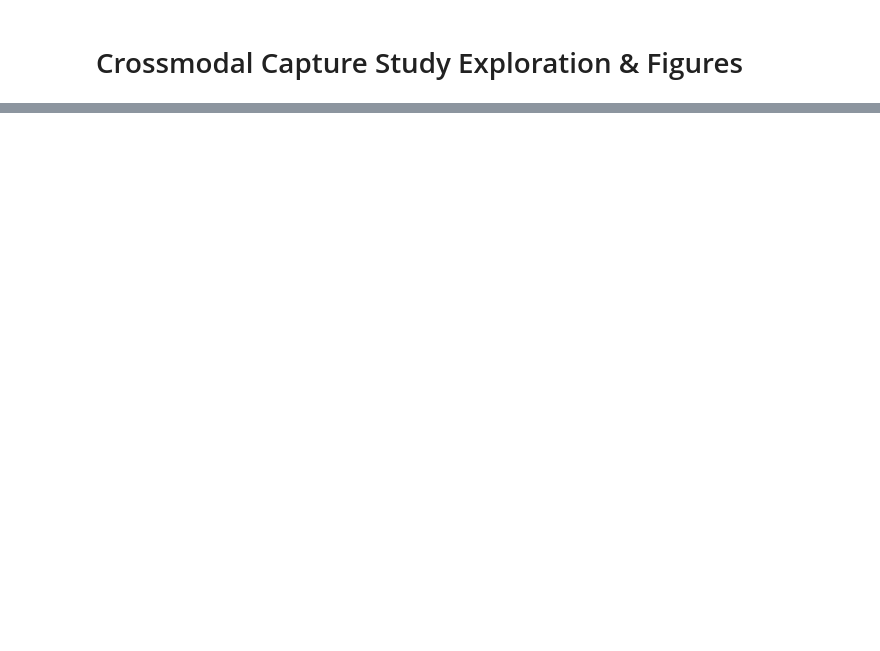
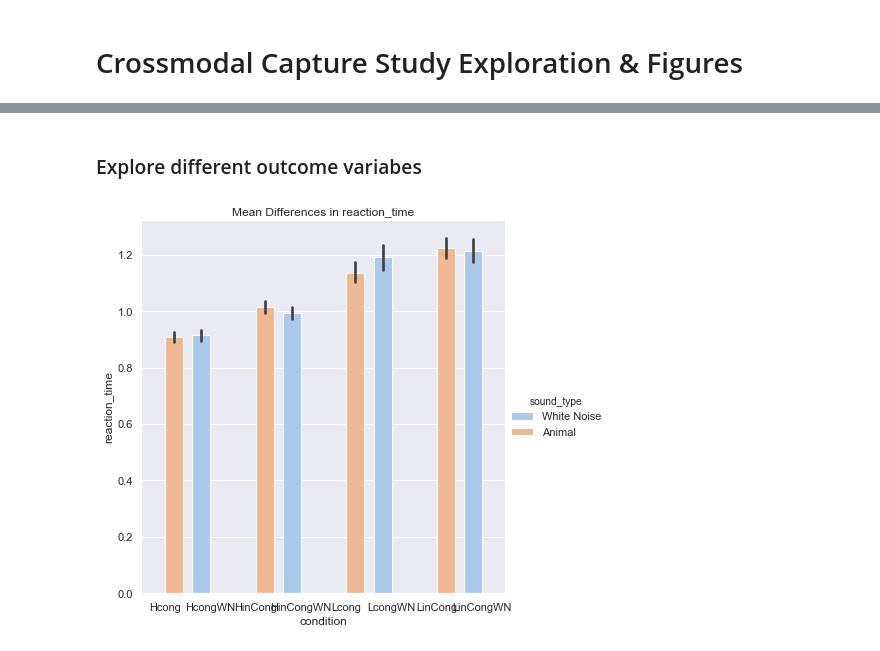
Before and after one commit to sheaduarte/PSC-290-Python-Final-Project, a Jupyter notebook: duarte/notebooks/Duarte_MSD_Exploration_and_Figures.ipynb, the cells around one changed output, grey strips where cells are left out. Saved outputs shown, nothing was run; the diff lists cells and outputs as text; code cells hidden in the pictures; blank space fills up the shorter version.

```diff
--- a/duarte/notebooks/Duarte_MSD_Exploration_and_Figures.ipynb
+++ b/duarte/notebooks/Duarte_MSD_Exploration_and_Figures.ipynb
@@ -653,0 +86,11 @@ plt.show()
+# %% [markdown]
+### Explore different outcome variabes
+# %%
+# overall reaction time
+
+sns.set(style="darkgrid") #set style
+rtG = ah.bar_graph(df = MSD, x = 'condition', y='reaction_time', z= 'sound_type',
+                   output_directory = fig_output,
+                   custom_scheme = 'pastel', order =conditions_list)
+# %% [output]
+[figure, added]
```
Also changed, not shown: parts of 71 cells of this notebook, 13 other files.
